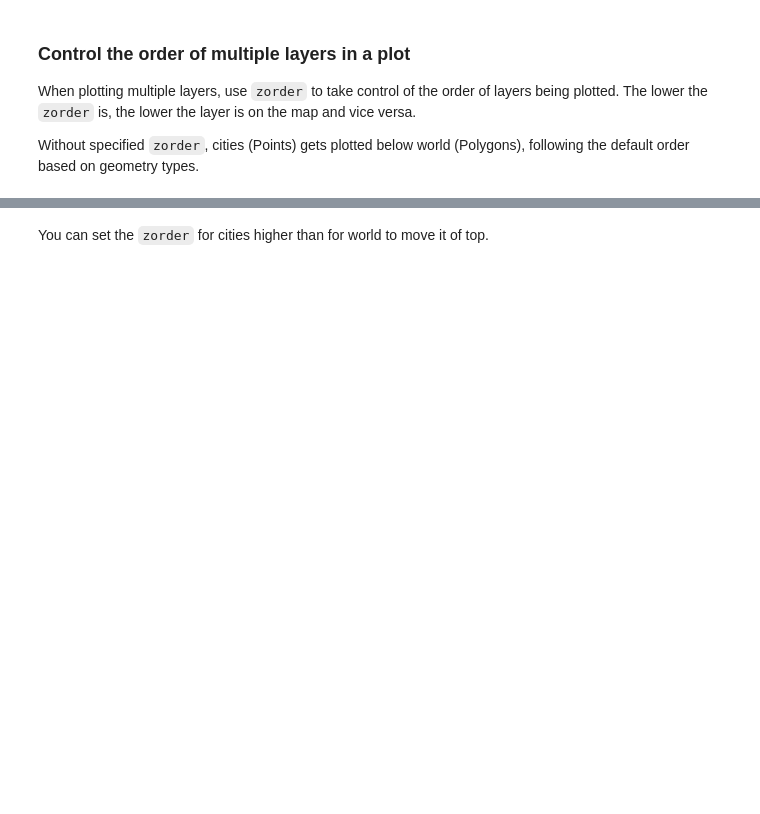
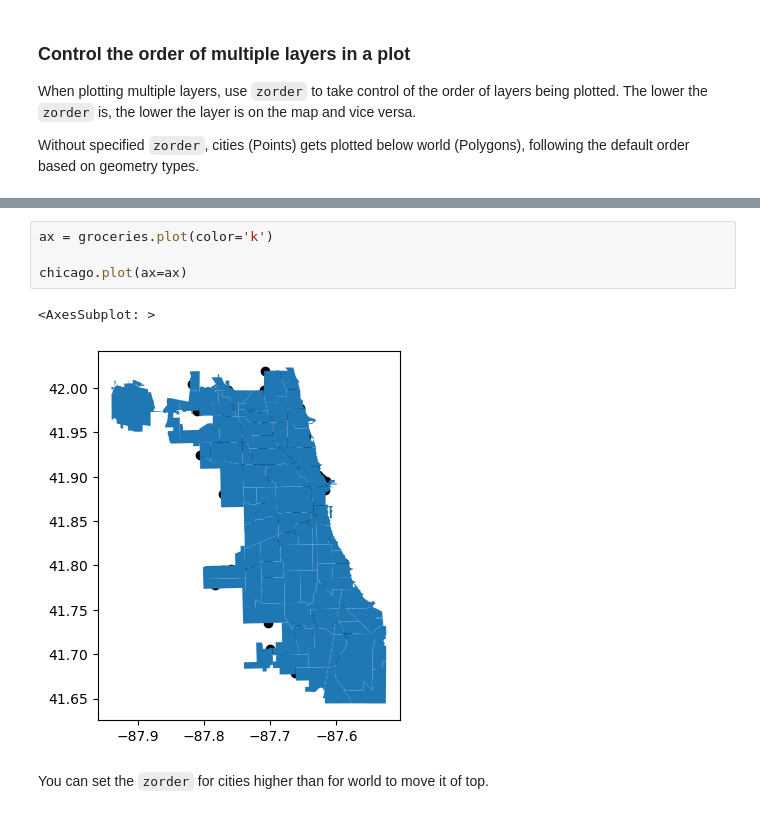
Before and after one commit to Francesco-Ghizzo/Data-Science, a Jupyter notebook: Python/GIS/GeoPandas/User Guide/Mapping and plotting tools.ipynb, the cells around one changed output, grey strips where cells are left out. Cells and saved outputs as stored; diff of their text form; blank space fills up the shorter version.

```diff
--- a/Python/GIS/GeoPandas/User Guide/Mapping and plotting tools.ipynb
+++ b/Python/GIS/GeoPandas/User Guide/Mapping and plotting tools.ipynb
@@ -225,2 +213,9 @@ The lower the <code>zorder</code> is, the lower the layer is on the map and vice
+# %%
+ax = groceries.plot(color='k')
+
+chicago.plot(ax=ax)
+# %% [output]
+<AxesSubplot: >
+[figure, added]
 # %% [markdown]
 <p>You can set the <code>zorder</code> for cities higher than for world to move it of top.</p>
```
Also changed, not shown: parts of 9 cells of this notebook.
